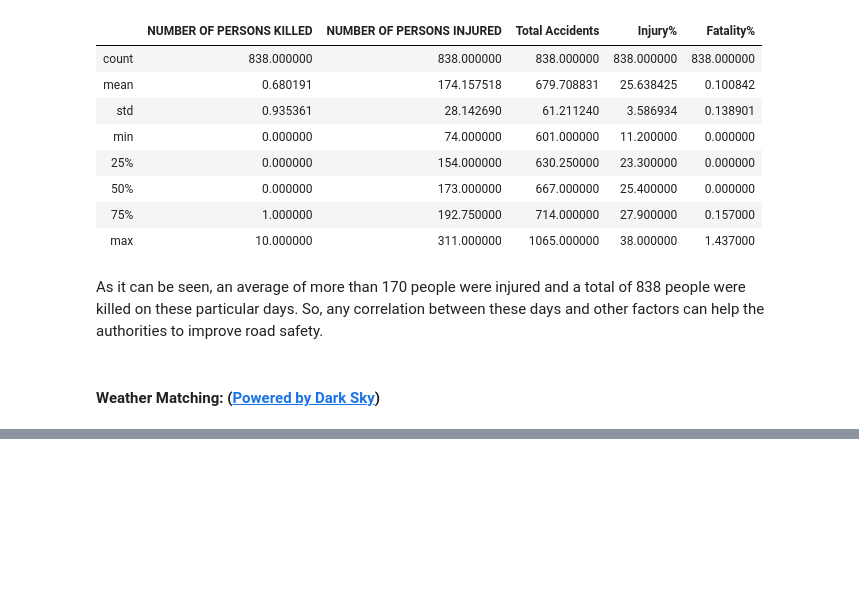
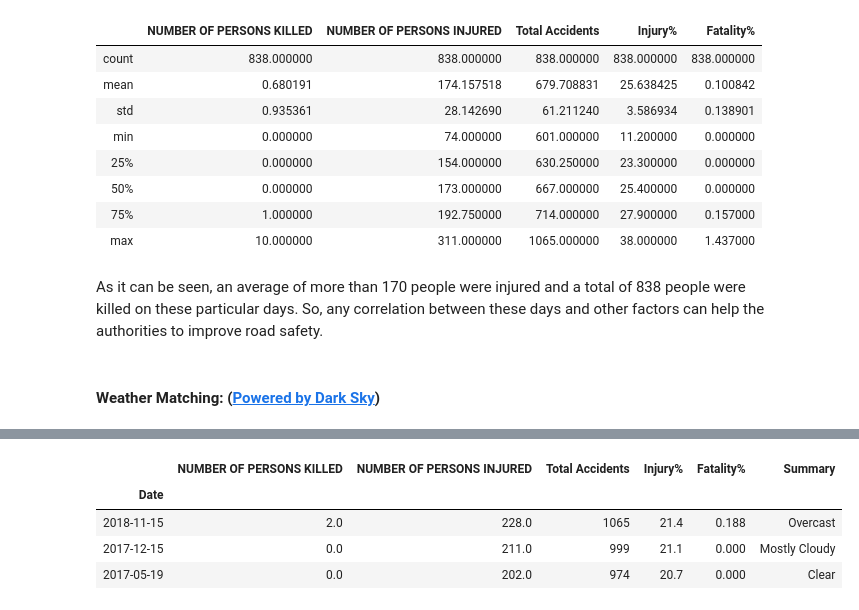
Before and after one commit to skhiearth/NYC-Motor-Vehicle-Collisions, a Jupyter notebook: NYC-Motor-Vehicle-Collisions.ipynb, the cells around one changed output, grey strips where cells are left out. Cells and saved outputs as stored; diff of their text form; code cells hidden in the pictures; blank space fills up the shorter version.

```diff
--- a/NYC-Motor-Vehicle-Collisions.ipynb
+++ b/NYC-Motor-Vehicle-Collisions.ipynb
@@ -489,0 +476,12 @@ https://api.darksky.net/forecast/5fb8fb4569a3cb7c29fe665e7c8dad66/40.730610,-73.
+# %%
+# Joining the dataframes
+vehicle_accidents_500_date_df = date_wise.set_index('Date').\
+join(vehicle_accidents_500_date_df.set_index('Date'))
+
+vehicle_accidents_500_date_df.head(3)
+# %% [output]
+|  | NUMBER OF PERSONS KILLED | NUMBER OF PERSONS INJURED | Total Accidents | Injury% | Fatality% | Summary |
+| Date |  |  |  |  |  |  |
+| 2018-11-15 | 2.0 | 228.0 | 1065 | 21.4 | 0.188 | Overcast |
+| 2017-12-15 | 0.0 | 211.0 | 999 | 21.1 | 0.000 | Mostly Cloudy |
+| 2017-05-19 | 0.0 | 202.0 | 974 | 20.7 | 0.000 | Clear |
```
Also changed, not shown: parts of 5 cells of this notebook.
